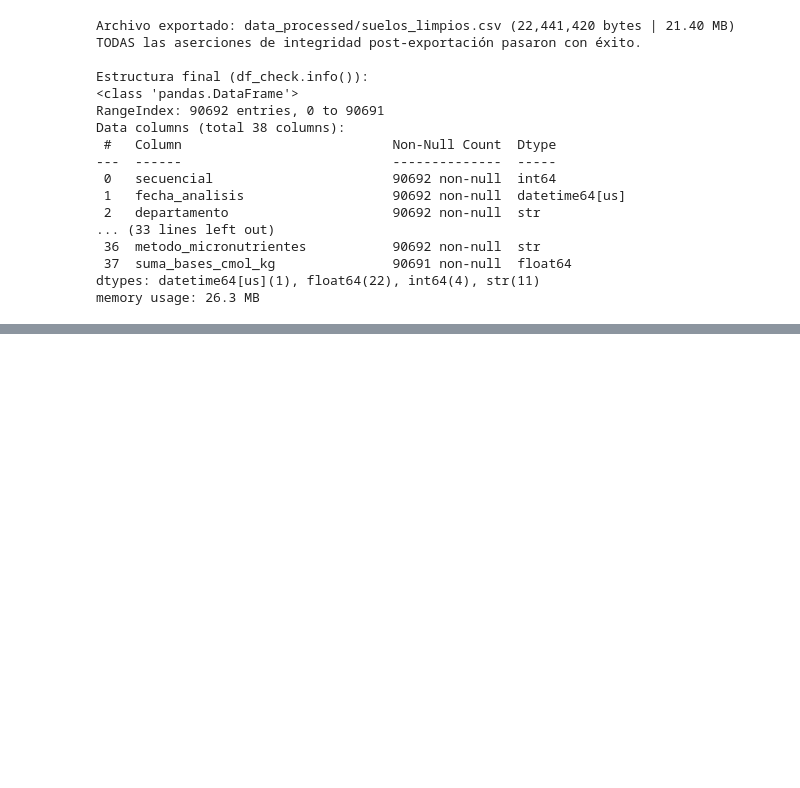
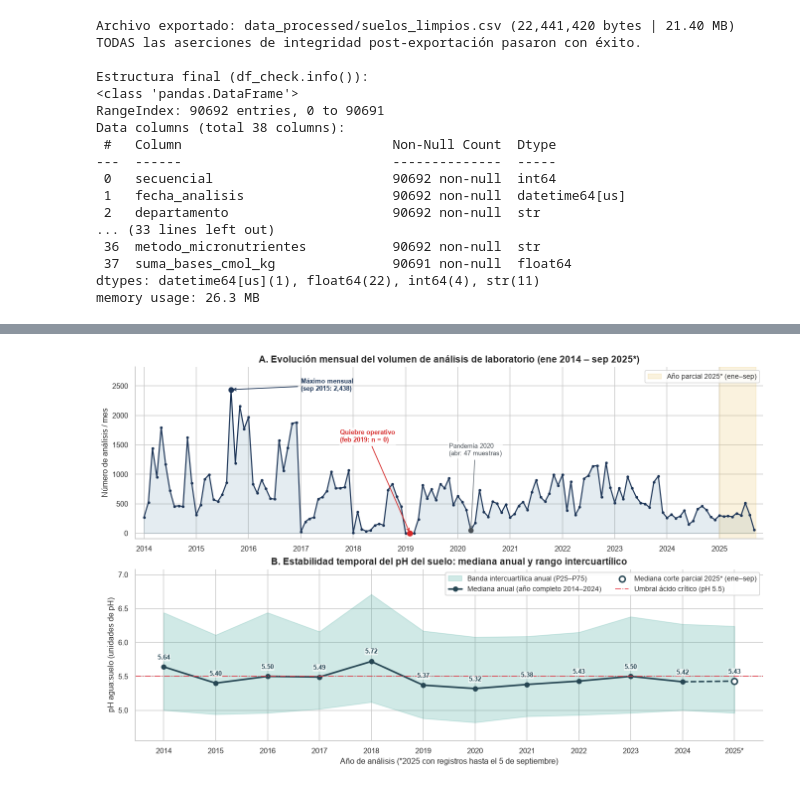
Before and after one commit to diperezmo/Parcial.-An-lisis-exploratorio-de-datos-con-Python, a Jupyter notebook: eda_suelos_agrosavia.ipynb, the cells around one changed output, grey strips where cells are left out. Drawn from its saved outputs; the diff is of its cells as text; code cells hidden in the pictures; blank space fills up the shorter version.

```diff
--- a/eda_suelos_agrosavia.ipynb
+++ b/eda_suelos_agrosavia.ipynb
@@ -1052,0 +2073,91 @@ memory usage: 26.3 MB
+# %%
+# Figura 4: Evolución temporal mensual del volumen de análisis y anual de pH (Mediana + RIC)
+# Serie mensual completa incluyendo meses con 0 registros (ej. feb-2019)
+full_months = pd.date_range('2014-01-01', '2025-09-01', freq='MS')
+monthly = (
+    df_eda.assign(mes_inicio=df_eda['fecha_analisis'].dt.to_period('M').dt.to_timestamp())
+    .groupby('mes_inicio')
+    .size()
+    .reindex(full_months, fill_value=0)
+)
+
+annual = df_eda.groupby('anio_analisis').agg(
+    n=('ph_agua_suelo', 'size'),
+    q25=('ph_agua_suelo', lambda s: s.quantile(0.25)),
+    med=('ph_agua_suelo', 'median'),
+    q75=('ph_agua_suelo', lambda s: s.quantile(0.75)),
+).reset_index()
+
+fig, (ax1, ax2) = plt.subplots(2, 1, figsize=(12.2, 7.6), constrained_layout=True)
+
+# Panel A: Volumen mensual
+ax1.plot(monthly.index, monthly.values, color='#1d3557', linewidth=1.5, marker='o', markersize=2.6)
+ax1.fill_between(monthly.index, 0, monthly.values, color='#457b9d', alpha=0.14)
+ax1.axvspan(pd.Timestamp('2025-01-01'), pd.Timestamp('2025-09-15'), color='#e9c46a', alpha=0.22,
+            label='Año parcial 2025* (ene–sep)')
+
+peak_dt = monthly.idxmax()
+peak_val = int(monthly.max())
+ax1.scatter([peak_dt], [peak_val], color='#1d3557', s=42, zorder=6)
+ax1.annotate(f'Máximo mensual\n(sep 2015: {peak_val:,})',
+             xy=(peak_dt, peak_val), xytext=(pd.Timestamp('2017-01-01'), 2420),
+             arrowprops=dict(arrowstyle='->', color='#1d3557', lw=1.1),
+             fontsize=8.8, fontweight='bold', color='#1d3557')
+
+feb19 = pd.Timestamp('2019-02-01')
+ax1.scatter([feb19], [0], color='#d62828', s=48, zorder=6)
+ax1.annotate('Quiebre operativo\n(feb 2019: n = 0)',
+             xy=(feb19, 0), xytext=(pd.Timestamp('2017-10-01'), 1550),
+             arrowprops=dict(arrowstyle='->', color='#d62828', lw=1.1),
+             fontsize=8.8, fontweight='bold', color='#d62828',
+             bbox=dict(boxstyle='round,pad=0.18', facecolor='white', edgecolor='none', alpha=0.82))
+
+abr20_dt = pd.Timestamp('2020-04-01')
+abr20_val = int(monthly.loc[abr20_dt])
+ax1.scatter([abr20_dt], [abr20_val], color='#495057', s=36, zorder=6)
+ax1.annotate(f'Pandemia 2020\n(abr: {abr20_val} muestras)',
+             xy=(abr20_dt, abr20_val),
+             xytext=(pd.Timestamp('2019-11-01'), 1320),
+             arrowprops=dict(arrowstyle='->', color='#6c757d', lw=1.0),
+             fontsize=8.5, color='#495057',
+             bbox=dict(boxstyle='round,pad=0.18', facecolor='white', edgecolor='none', alpha=0.82))
+
+ax1.xaxis.set_major_locator(mdates.YearLocator())
+ax1.xaxis.set_major_formatter(mdates.DateFormatter('%Y'))
+ax1.set_xlim(pd.Timestamp('2013-11-01'), pd.Timestamp('2025-11-01'))
+ax1.set_ylim(-90, 2820)
+ax1.set_ylabel('Número de análisis / mes')
+ax1.set_title('A. Evolución mensual del volumen de análisis de laboratorio (ene 2014 – sep 2025*)')
+ax1.legend(loc='upper right', frameon=True)
+
+# Panel B: Mediana anual de pH con banda RIC (P25–P75)
+yrs = annual['anio_analisis'].to_numpy()
+ax2.fill_between(yrs, annual['q25'], annual['q75'], color='#2a9d8f', alpha=0.22,
+                 label='Banda intercuartílica anual (P25–P75)')
+# Línea continua hasta 2024 y punteada para el corte parcial 2025*
+ax2.plot(yrs[:-1], annual['med'].iloc[:-1], color='#264653', linewidth=2.2,
+         marker='o', markersize=6, label='Mediana anual (año completo 2014–2024)')
+ax2.plot(yrs[-2:], annual['med'].iloc[-2:], color='#264653', linewidth=2.0, linestyle='--')
+ax2.scatter([yrs[-1]], [annual['med'].iloc[-1]], facecolor='white', edgecolor='#264653',
+            linewidth=2.0, s=60, zorder=6, label='Mediana corte parcial 2025* (ene–sep)')
+
+ax2.axhline(5.5, color='#e63946', linestyle='-.', linewidth=1.2, alpha=0.85, label='Umbral ácido crítico (pH 5.5)')
+
+for _, row in annual.iterrows():
+    offset = 0.09 if row['anio_analisis'] != 2018 else 0.10
+    ax2.text(row['anio_analisis'], row['med'] + offset, f"{row['med']:.2f}",
+             ha='center', va='bottom', fontsize=8.3, color='#264653', fontweight='bold',
+             bbox=dict(boxstyle='round,pad=0.08', facecolor='white', edgecolor='none', alpha=0.65))
+
+ax2.set_xticks(yrs)
+ax2.set_xticklabels([f'{int(y)}*' if y == 2025 else str(int(y)) for y in yrs])
+ax2.set_ylim(4.55, 7.08)
+ax2.set_xlabel('Año de análisis (*2025 con registros hasta el 5 de septiembre)')
+ax2.set_ylabel('pH agua:suelo (unidades de pH)')
+ax2.set_title('B. Estabilidad temporal del pH del suelo: mediana anual y rango intercuartílico')
+ax2.legend(loc='upper right', ncol=2, frameon=True, framealpha=0.92)
+
+fig.savefig('figures/fig4_evolucion_temporal.png', bbox_inches='tight', dpi=150)
+plt.show()
+# %% [output]
+[figure, added]
```
Also changed, not shown: parts of 34 cells of this notebook, 6 other files.
